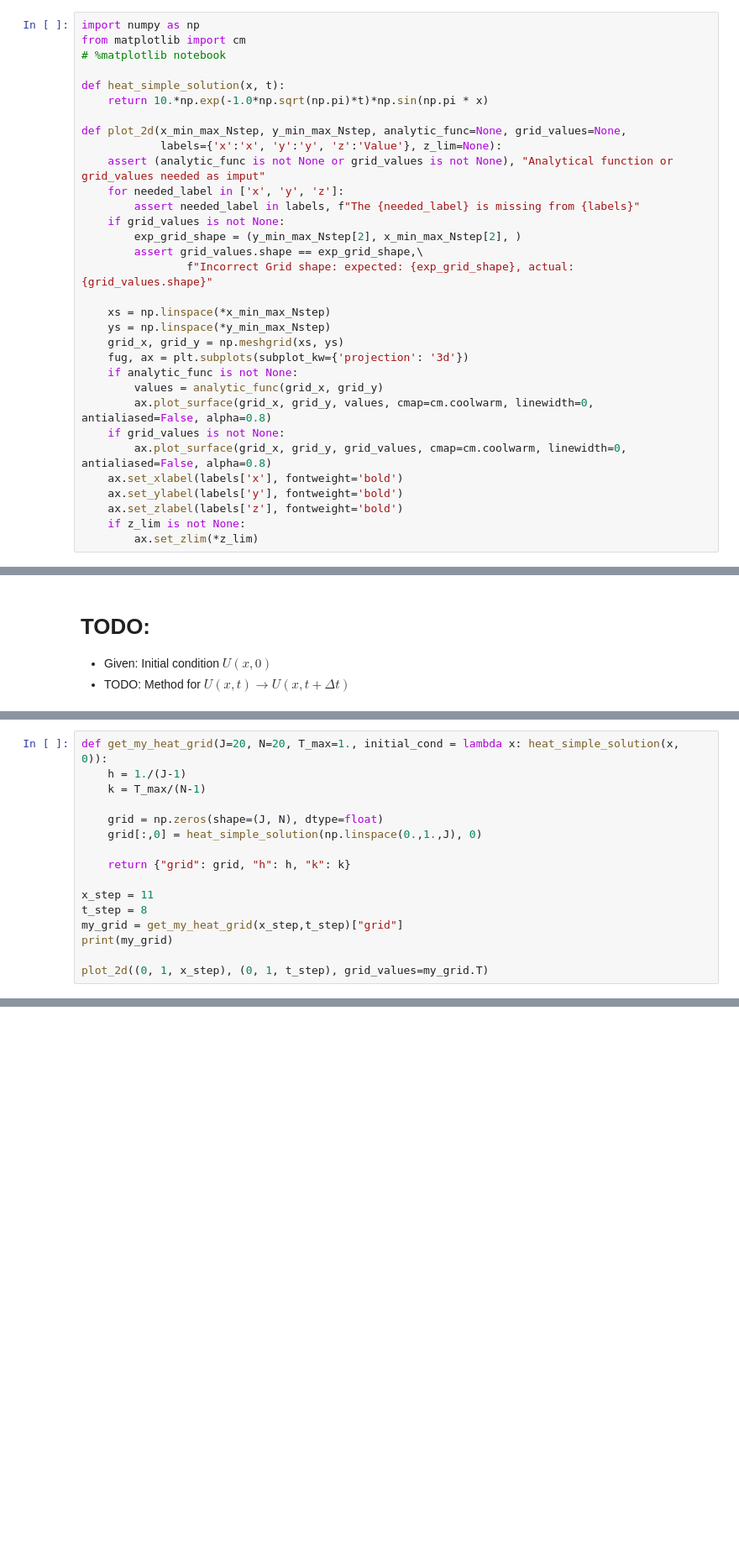
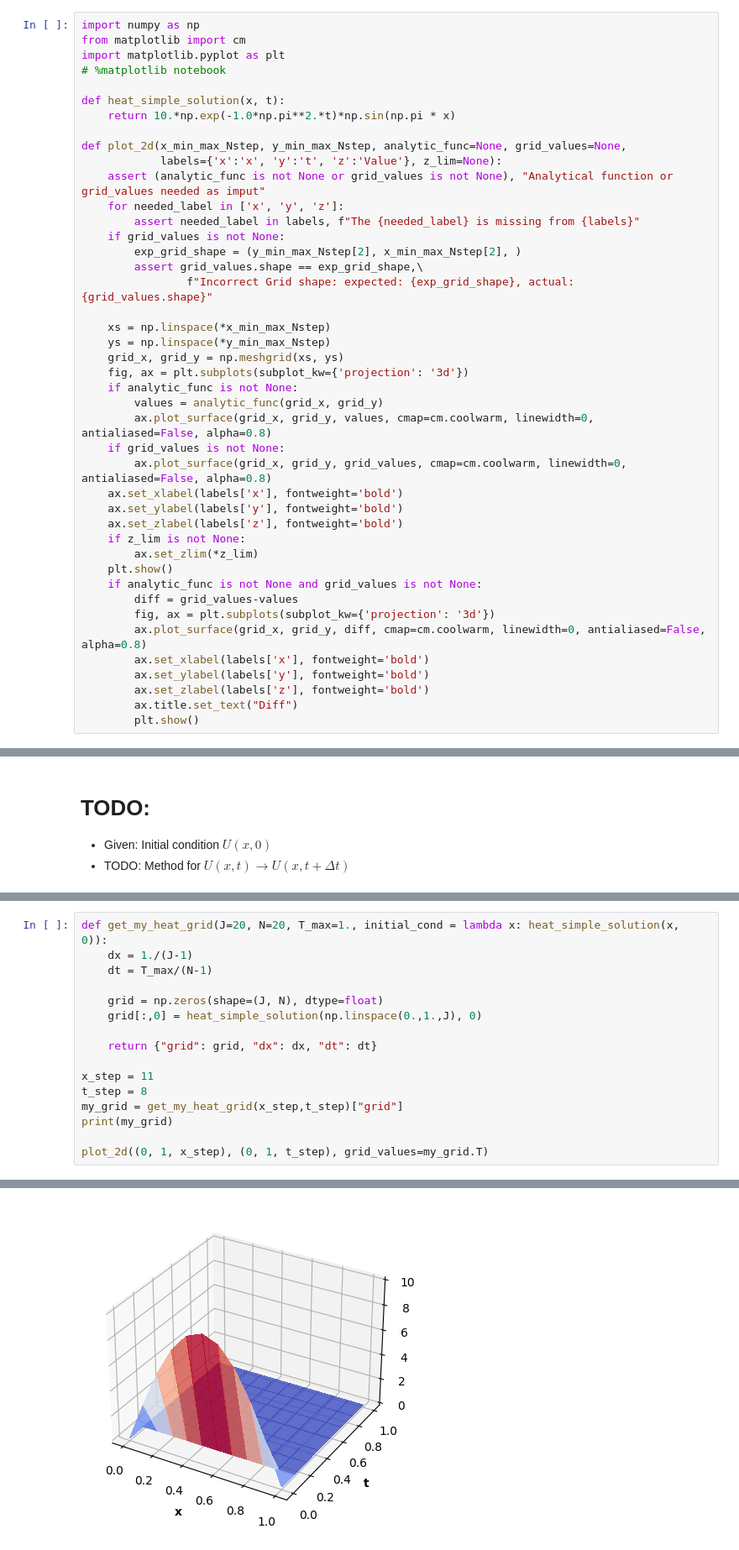
Before and after one commit to QuantCourseBP/QuantCourseBP, a Jupyter notebook: Lectures/Finite_method_intro/Finite_difference_method_intro.ipynb, the cells around one changed output, grey strips where cells are left out. Shown at 84% size. Saved outputs shown, nothing was run; the diff lists cells and outputs as text; blank space fills up the shorter version.

```diff
--- a/Lectures/Finite_method_intro/Finite_difference_method_intro.ipynb
+++ b/Lectures/Finite_method_intro/Finite_difference_method_intro.ipynb
@@ -70,13 +70,14 @@ Similarly for second order differnces:
 # %%
 import numpy as np
 from matplotlib import cm
+import matplotlib.pyplot as plt
 # %matplotlib notebook
 
 def heat_simple_solution(x, t):
-    return 10.*np.exp(-1.0*np.sqrt(np.pi)*t)*np.sin(np.pi * x)
+    return 10.*np.exp(-1.0*np.pi**2.*t)*np.sin(np.pi * x)
 
 def plot_2d(x_min_max_Nstep, y_min_max_Nstep, analytic_func=None, grid_values=None,
-            labels={'x':'x', 'y':'y', 'z':'Value'}, z_lim=None):
+            labels={'x':'x', 'y':'t', 'z':'Value'}, z_lim=None):
     assert (analytic_func is not None or grid_values is not None), "Analytical function or grid_values needed as imput"
     for needed_label in ['x', 'y', 'z']:
         assert needed_label in labels, f"The {needed_label} is missing from {labels}"
@@ -88,7 +89,7 @@ def plot_2d(x_min_max_Nstep, y_min_max_Nstep, analytic_func=None, grid_values=No
     xs = np.linspace(*x_min_max_Nstep)
     ys = np.linspace(*y_min_max_Nstep)
     grid_x, grid_y = np.meshgrid(xs, ys)
-    fug, ax = plt.subplots(subplot_kw={'projection': '3d'})
+    fig, ax = plt.subplots(subplot_kw={'projection': '3d'})
     if analytic_func is not None:
         values = analytic_func(grid_x, grid_y)
         ax.plot_surface(grid_x, grid_y, values, cmap=cm.coolwarm, linewidth=0, antialiased=False, alpha=0.8)
@@ -99,3 +100,13 @@ def plot_2d(x_min_max_Nstep, y_min_max_Nstep, analytic_func=None, grid_values=No
     ax.set_zlabel(labels['z'], fontweight='bold')
     if z_lim is not None:
         ax.set_zlim(*z_lim)
+    plt.show()
+    if analytic_func is not None and grid_values is not None:
+        diff = grid_values-values
+        fig, ax = plt.subplots(subplot_kw={'projection': '3d'})
+        ax.plot_surface(grid_x, grid_y, diff, cmap=cm.coolwarm, linewidth=0, antialiased=False, alpha=0.8)
+        ax.set_xlabel(labels['x'], fontweight='bold')
+        ax.set_ylabel(labels['y'], fontweight='bold')
+        ax.set_zlabel(labels['z'], fontweight='bold')
+        ax.title.set_text("Diff")
+        plt.show()
@@ -116,12 +127,12 @@ plot_2d((0., 1., 100), (0., 1., 5), heat_simple_solution, labels={'x':'x', 'y':'
 # %%
 def get_my_heat_grid(J=20, N=20, T_max=1., initial_cond = lambda x: heat_simple_solution(x, 0)):
-    h = 1./(J-1)
-    k = T_max/(N-1)
+    dx = 1./(J-1)
+    dt = T_max/(N-1)
 
     grid = np.zeros(shape=(J, N), dtype=float)
     grid[:,0] = heat_simple_solution(np.linspace(0.,1.,J), 0)
 
-    return {"grid": grid, "h": h, "k": k}
+    return {"grid": grid, "dx": dx, "dt": dt}
 
 x_step = 11
 t_step = 8
@@ -152,3 +161,4 @@ plot_2d((0, 1, x_step), (0, 1, t_step), grid_values=my_grid.T)
+[figure, added]
 # %% [markdown]
 # Explicit method:
 * **Forward** time difference
```
Also changed, not shown: parts of 16 cells of this notebook.
